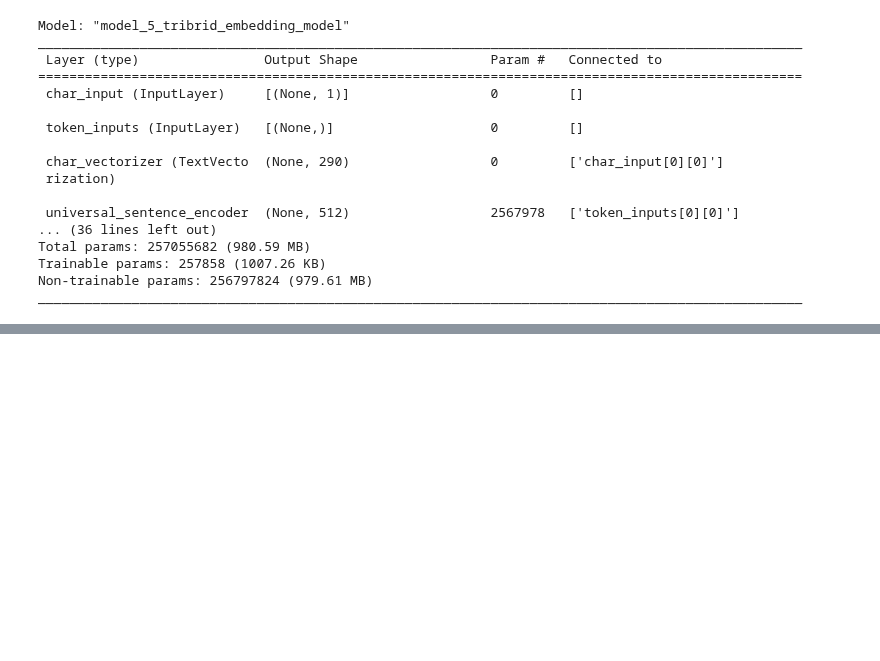
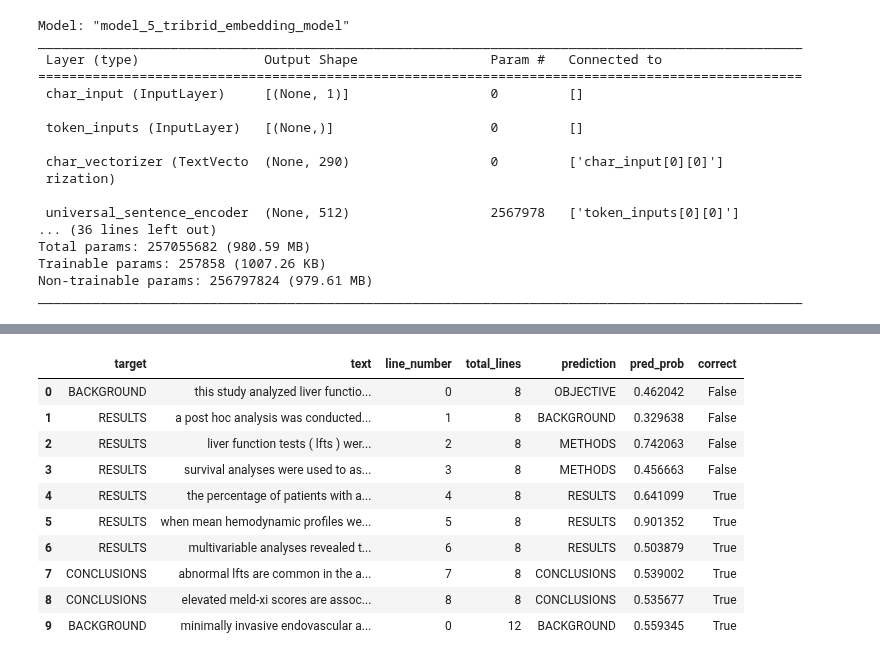
Before and after one commit to Adnan-edu/tensorflow-deep-learning, a Jupyter notebook: 09_SkimLit_nlp_milestone_project_2.ipynb, the cells around one changed output, grey strips where cells are left out. Saved outputs shown, nothing was run; the diff lists cells and outputs as text; code cells hidden in the pictures; blank space fills up the shorter version.

```diff
--- a/09_SkimLit_nlp_milestone_project_2.ipynb
+++ b/09_SkimLit_nlp_milestone_project_2.ipynb
@@ -1496,0 +1499,10 @@ loaded_model.evaluate(val_char_token_pos_dataset)
+# %%
+# Create test dataset batch
+test_pos_char_token_data = tf.data.Dataset.from_tensor_slices((test_line_numbers_one_hot, test_total_lines_one_hot, test_sentences, test_chars))
+
+test_pos_char_token_labels = tf.data.Dataset.from_tensor_slices(test_labels_one_hot)
+
+test_pos_char_token_dataset = tf.data.Dataset.zip((test_pos_char_token_data, test_pos_char_token_labels))
+test_pos_char_token_dataset = test_pos_char_token_dataset.batch(32).prefetch(tf.data.AUTOTUNE)
+
+test_pos_char_token_dataset
@@ -1496,0 +1572,18 @@ loaded_model.evaluate(val_char_token_pos_dataset)
+# %%
+# Create prediction-enriched test dataframe
+test_df["prediction"] = test_pred_classes
+test_df["pred_prob"] = tf.reduce_max(test_pred_probs, axis=1).numpy() # Get the maximum prediction probability
+test_df["correct"] = test_df["prediction"] == test_df["target"]
+test_df.head(10)
+# %% [output]
+|  | target | text | line_number | total_lines | prediction | pred_prob | correct |
+| 0 | BACKGROUND | this study analyzed liver functio... | 0 | 8 | OBJECTIVE | 0.462042 | False |
+| 1 | RESULTS | a post hoc analysis was conducted... | 1 | 8 | BACKGROUND | 0.329638 | False |
+| 2 | RESULTS | liver function tests ( lfts ) wer... | 2 | 8 | METHODS | 0.742063 | False |
+| 3 | RESULTS | survival analyses were used to as... | 3 | 8 | METHODS | 0.456663 | False |
+| 4 | RESULTS | the percentage of patients with a... | 4 | 8 | RESULTS | 0.641099 | True |
+| 5 | RESULTS | when mean hemodynamic profiles we... | 5 | 8 | RESULTS | 0.901352 | True |
+| 6 | RESULTS | multivariable analyses revealed t... | 6 | 8 | RESULTS | 0.503879 | True |
+| 7 | CONCLUSIONS | abnormal lfts are common in the a... | 7 | 8 | CONCLUSIONS | 0.539002 | True |
+| 8 | CONCLUSIONS | elevated meld-xi scores are assoc... | 8 | 8 | CONCLUSIONS | 0.535677 | True |
+| 9 | BACKGROUND | minimally invasive endovascular a... | 0 | 12 | BACKGROUND | 0.559345 | True |
```
Also changed, not shown: parts of 59 cells of this notebook.
